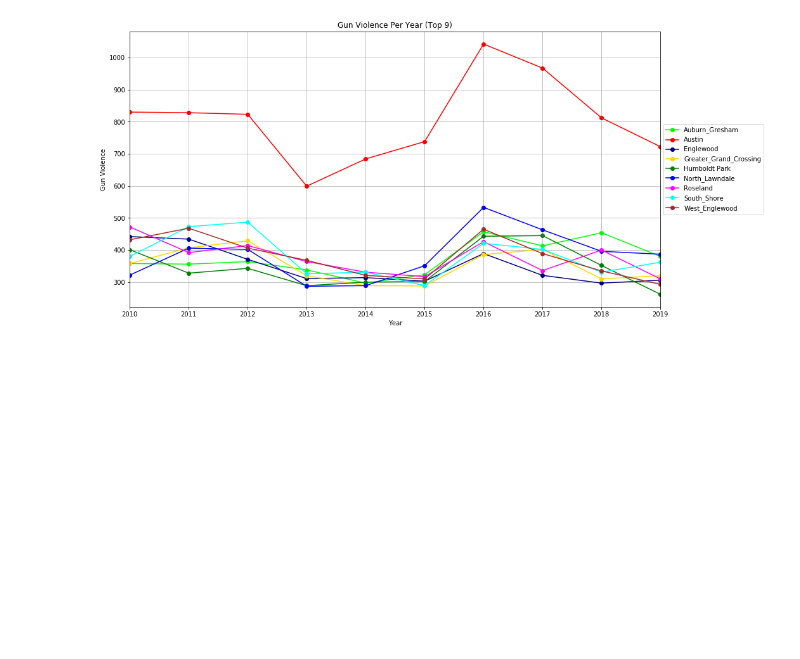
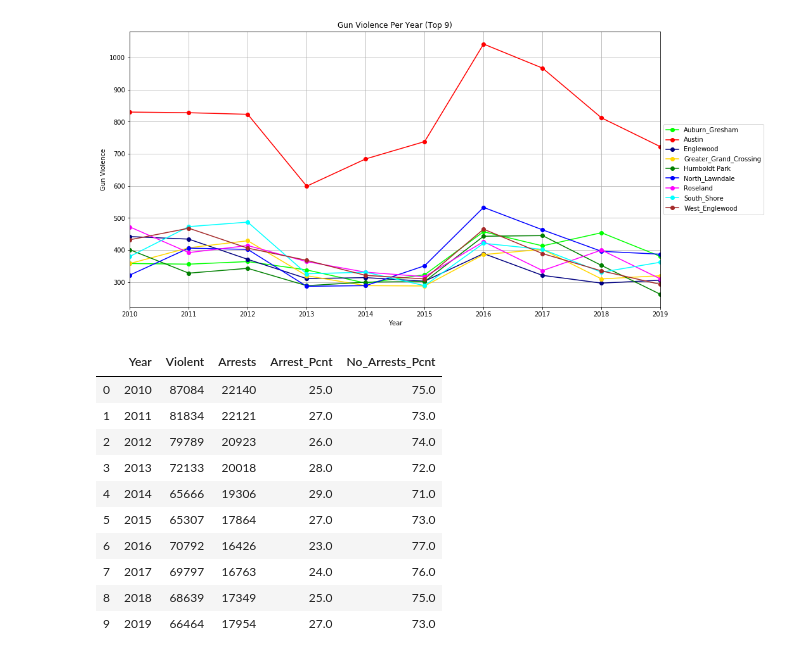
Before and after one commit to shidalgo12/Chicago_Crime, a Jupyter notebook: City Data/Graphs.ipynb, the cells around one changed output. Saved outputs shown, nothing was run; the diff lists cells and outputs as text; code cells hidden in the pictures; blank space fills up the shorter version.

```diff
--- a/City Data/Graphs.ipynb
+++ b/City Data/Graphs.ipynb
@@ -339,34 +328,41 @@ plt.show()
 # %%
 # Violent Crimes vs # of Arrests
 
 # Build DataFrame
 arrest_df = crime_df.filter(['Year','Violent','Arrests'])
 arrest_df
 
-# Exclude rows that are >0 under Violent column
+# Exclude rows that are >1 under the 'Violent' column
 arrest_df = arrest_df.query('Violent > 0')
 arrest_df
 
 # GroupBy Year
 year_group = arrest_df.groupby(["Year"])
 
 # Calculate Violent Crimes per Year
 violent_crimes = pd.DataFrame(year_group["Violent"].sum())
 violent_crimes
 
 #Calculate # of Arrests per year
 arrests = pd.DataFrame(year_group["Arrests"].sum())
 arrests
 
-# Calculate No Arrests
-arrest_df['No_Arrests'] = arrest_df['Violent'] - arrest_df['Arrests']
-arrest_df
-
 # Merge Violent_Crimes and Arrests DataFrames
-v_crime_arrests = pd.merge(violent_crimes, arrests, on = 'Year')
-v_crime_arrests
-
-v_crime_arrests['No_Arrests'] = v_crime_arrests['Violent'] - v_crime_arrests['Arrests']
-v_crime_arrests = v_crime_arrests.reset_index()
-v_crime_arrests = v_crime_arrests.filter(["Year", "Arrests", "No_Arrests"])
-# v_crime_arrests
+arrest_pcnt = pd.merge(violent_crimes, arrests, on = 'Year')
+arrest_pcnt ['Arrest_Pcnt'] = round((arrest_pcnt['Arrests']/arrest_pcnt['Violent'])*100,0)
+arrest_pcnt['No_Arrests_Pcnt'] = round(((arrest_pcnt['Violent'] - arrest_pcnt['Arrests'])/arrest_pcnt['Violent'])*100,0)
+arrest_pcnt = arrest_pcnt.reset_index()
+arrest_pcnt.to_csv('arrest_pcnt.csv')
+# arrest_pcnt
+# %% [output]
+|  | Year | Violent | Arrests | Arrest_Pcnt | No_Arrests_Pcnt |
+| 0 | 2010 | 87084 | 22140 | 25.0 | 75.0 |
+| 1 | 2011 | 81834 | 22121 | 27.0 | 73.0 |
+| 2 | 2012 | 79789 | 20923 | 26.0 | 74.0 |
+| 3 | 2013 | 72133 | 20018 | 28.0 | 72.0 |
+| 4 | 2014 | 65666 | 19306 | 29.0 | 71.0 |
+| 5 | 2015 | 65307 | 17864 | 27.0 | 73.0 |
+| 6 | 2016 | 70792 | 16426 | 23.0 | 77.0 |
+| 7 | 2017 | 69797 | 16763 | 24.0 | 76.0 |
+| 8 | 2018 | 68639 | 17349 | 25.0 | 75.0 |
+| 9 | 2019 | 66464 | 17954 | 27.0 | 73.0 |
```
Also changed, not shown: parts of 18 cells of this notebook, 9 other files.
